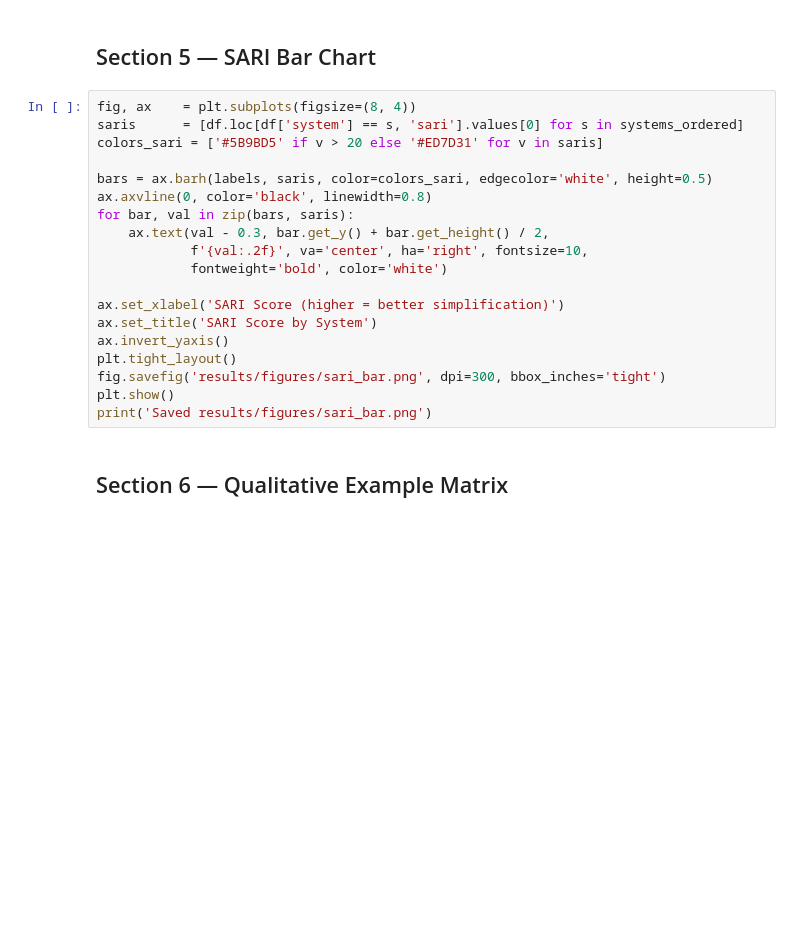
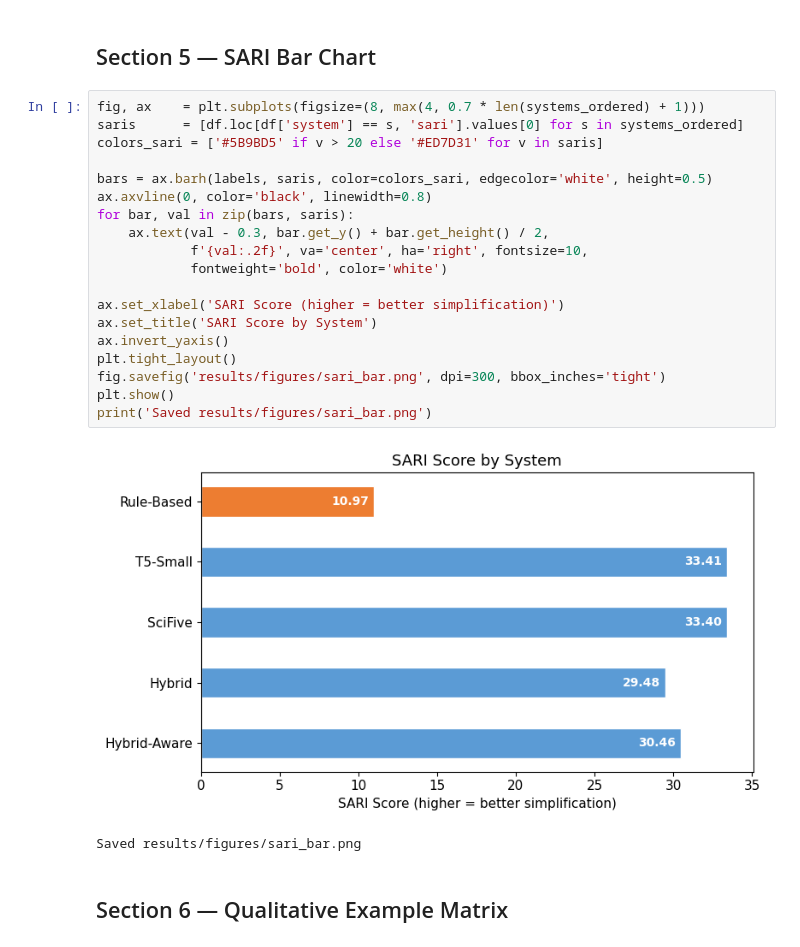
Before and after one commit to IbrahimHanafy2222/NLP-Project-Submission, a Jupyter notebook: notebooks/05_evaluation.ipynb, the cells around one changed output. Cells and saved outputs as stored; diff of their text form; blank space fills up the shorter version.

```diff
--- a/notebooks/05_evaluation.ipynb
+++ b/notebooks/05_evaluation.ipynb
@@ -156,24 +233,27 @@ print('Saved results/figures/fkgl_bar.png')
 # %% [markdown]
 ## Section 5 — SARI Bar Chart
 # %%
-fig, ax    = plt.subplots(figsize=(8, 4))
+fig, ax    = plt.subplots(figsize=(8, max(4, 0.7 * len(systems_ordered) + 1)))
 saris      = [df.loc[df['system'] == s, 'sari'].values[0] for s in systems_ordered]
 colors_sari = ['#5B9BD5' if v > 20 else '#ED7D31' for v in saris]
 
 bars = ax.barh(labels, saris, color=colors_sari, edgecolor='white', height=0.5)
 ax.axvline(0, color='black', linewidth=0.8)
 for bar, val in zip(bars, saris):
     ax.text(val - 0.3, bar.get_y() + bar.get_height() / 2,
             f'{val:.2f}', va='center', ha='right', fontsize=10,
             fontweight='bold', color='white')
 
 ax.set_xlabel('SARI Score (higher = better simplification)')
 ax.set_title('SARI Score by System')
 ax.invert_yaxis()
 plt.tight_layout()
 fig.savefig('results/figures/sari_bar.png', dpi=300, bbox_inches='tight')
 plt.show()
 print('Saved results/figures/sari_bar.png')
+# %% [output]
+[figure, added]
+Saved results/figures/sari_bar.png
 # %% [markdown]
 ## Section 6 — Qualitative Example Matrix
 # %%
```
Also changed, not shown: parts of 11 cells of this notebook, 2 other files.
